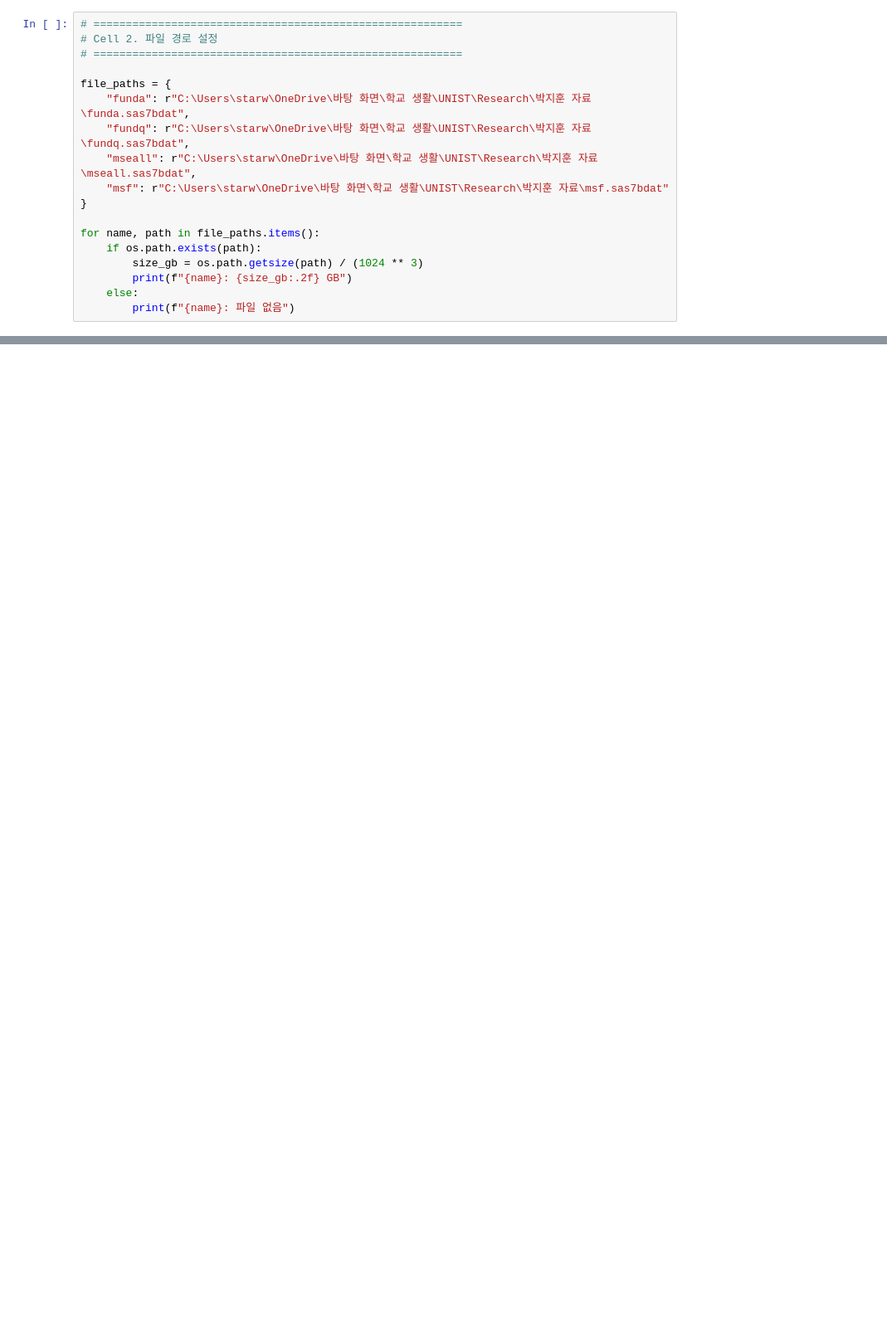
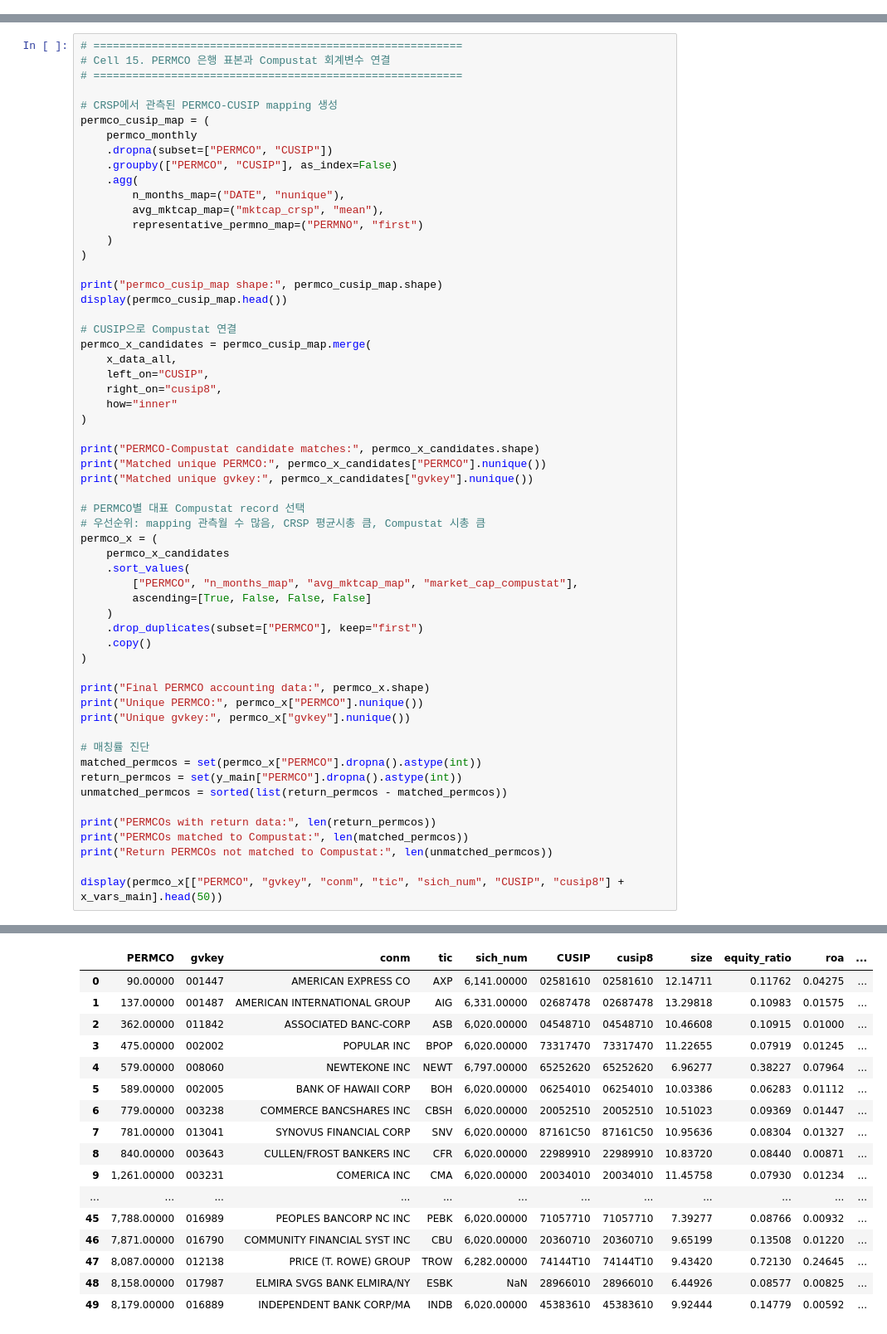
Before and after one commit to JiHoonPark96/practice, a Jupyter notebook: asset pricing.ipynb, the cells around one changed output, grey strips where cells are left out. Shown at 83% size. Cells and saved outputs as stored; diff of their text form; blank space fills up the shorter version.

```diff
--- a/asset pricing.ipynb
+++ b/asset pricing.ipynb
@@ -27,18 +0,0 @@ pd.set_option("display.float_format", lambda x: f"{x:,.5f}")
-# %%
-# =========================================================
-# Cell 2. 파일 경로 설정
-# =========================================================
-
-file_paths = {
-    "funda": r"C:\Users\starw\OneDrive\바탕 화면\학교 생활\UNIST\Research\박지훈 자료\funda.sas7bdat",
-    "fundq": r"C:\Users\starw\OneDrive\바탕 화면\학교 생활\UNIST\Research\박지훈 자료\fundq.sas7bdat",
-    "mseall": r"C:\Users\starw\OneDrive\바탕 화면\학교 생활\UNIST\Research\박지훈 자료\mseall.sas7bdat",
-    "msf": r"C:\Users\starw\OneDrive\바탕 화면\학교 생활\UNIST\Research\박지훈 자료\msf.sas7bdat"
-}
-
-for name, path in file_paths.items():
-    if os.path.exists(path):
-        size_gb = os.path.getsize(path) / (1024 ** 3)
-        print(f"{name}: {size_gb:.2f} GB")
-    else:
-        print(f"{name}: 파일 없음")
@@ -1895,0 +1138,59 @@ value-weighted bank-adjusted return을 메인 Y로 사용했어.
+# %%
+# =========================================================
+# Cell 15. PERMCO 은행 표본과 Compustat 회계변수 연결
+# =========================================================
+
+# CRSP에서 관측된 PERMCO-CUSIP mapping 생성
+permco_cusip_map = (
+    permco_monthly
+    .dropna(subset=["PERMCO", "CUSIP"])
+    .groupby(["PERMCO", "CUSIP"], as_index=False)
+    .agg(
+        n_months_map=("DATE", "nunique"),
+        avg_mktcap_map=("mktcap_crsp", "mean"),
+        representative_permno_map=("PERMNO", "first")
+    )
+)
+
+print("permco_cusip_map shape:", permco_cusip_map.shape)
+display(permco_cusip_map.head())
+
+# CUSIP으로 Compustat 연결
+permco_x_candidates = permco_cusip_map.merge(
+    x_data_all,
+    left_on="CUSIP",
+    right_on="cusip8",
+    how="inner"
+)
+
+print("PERMCO-Compustat candidate matches:", permco_x_candidates.shape)
+print("Matched unique PERMCO:", permco_x_candidates["PERMCO"].nunique())
+print("Matched unique gvkey:", permco_x_candidates["gvkey"].nunique())
+
+# PERMCO별 대표 Compustat record 선택
+# 우선순위: mapping 관측월 수 많음, CRSP 평균시총 큼, Compustat 시총 큼
+permco_x = (
+    permco_x_candidates
+    .sort_values(
+        ["PERMCO", "n_months_map", "avg_mktcap_map", "market_cap_compustat"],
+        ascending=[True, False, False, False]
+    )
+    .drop_duplicates(subset=["PERMCO"], keep="first")
+    .copy()
+)
+
+print("Final PERMCO accounting data:", permco_x.shape)
+print("Unique PERMCO:", permco_x["PERMCO"].nunique())
+print("Unique gvkey:", permco_x["gvkey"].nunique())
+
+# 매칭률 진단
+matched_permcos = set(permco_x["PERMCO"].dropna().astype(int))
+return_permcos = set(y_main["PERMCO"].dropna().astype(int))
+unmatched_permcos = sorted(list(return_permcos - matched_permcos))
+
+print("PERMCOs with return data:", len(return_permcos))
+print("PERMCOs matched to Compustat:", len(matched_permcos))
+print("Return PERMCOs not matched to Compustat:", len(unmatched_permcos))
+
+display(permco_x[["PERMCO", "gvkey", "conm", "tic", "sich_num", "CUSIP", "cusip8"] + x_vars_main].head(50))
+# %% [output]
@@ -1895,0 +1213,17 @@ value-weighted bank-adjusted return을 메인 Y로 사용했어.
+|  | PERMCO | gvkey | conm | tic | sich_num | CUSIP | cusip8 | size | equity_ratio | roa | ... |
+| 0 | 90.00000 | 001447 | AMERICAN EXPRESS CO | AXP | 6,141.00000 | 02581610 | 02581610 | 12.14711 | 0.11762 | 0.04275 | ... |
+| 1 | 137.00000 | 001487 | AMERICAN INTERNATIONAL GROUP | AIG | 6,331.00000 | 02687478 | 02687478 | 13.29818 | 0.10983 | 0.01575 | ... |
+| 2 | 362.00000 | 011842 | ASSOCIATED BANC-CORP | ASB | 6,020.00000 | 04548710 | 04548710 | 10.46608 | 0.10915 | 0.01000 | ... |
+| 3 | 475.00000 | 002002 | POPULAR INC | BPOP | 6,020.00000 | 73317470 | 73317470 | 11.22655 | 0.07919 | 0.01245 | ... |
+| 4 | 579.00000 | 008060 | NEWTEKONE INC | NEWT | 6,797.00000 | 65252620 | 65252620 | 6.96277 | 0.38227 | 0.07964 | ... |
+| 5 | 589.00000 | 002005 | BANK OF HAWAII CORP | BOH | 6,020.00000 | 06254010 | 06254010 | 10.03386 | 0.06283 | 0.01112 | ... |
+| 6 | 779.00000 | 003238 | COMMERCE BANCSHARES INC | CBSH | 6,020.00000 | 20052510 | 20052510 | 10.51023 | 0.09369 | 0.01447 | ... |
+| 7 | 781.00000 | 013041 | SYNOVUS FINANCIAL CORP | SNV | 6,020.00000 | 87161C50 | 87161C50 | 10.95636 | 0.08304 | 0.01327 | ... |
+| 8 | 840.00000 | 003643 | CULLEN/FROST BANKERS INC | CFR | 6,020.00000 | 22989910 | 22989910 | 10.83720 | 0.08440 | 0.00871 | ... |
+| 9 | 1,261.00000 | 003231 | COMERICA INC | CMA | 6,020.00000 | 20034010 | 20034010 | 11.45758 | 0.07930 | 0.01234 | ... |
+| ... | ... | ... | ... | ... | ... | ... | ... | ... | ... | ... | ... |
+| 45 | 7,788.00000 | 016989 | PEOPLES BANCORP NC INC | PEBK | 6,020.00000 | 71057710 | 71057710 | 7.39277 | 0.08766 | 0.00932 | ... |
+| 46 | 7,871.00000 | 016790 | COMMUNITY FINANCIAL SYST INC | CBU | 6,020.00000 | 20360710 | 20360710 | 9.65199 | 0.13508 | 0.01220 | ... |
+| 47 | 8,087.00000 | 012138 | PRICE (T. ROWE) GROUP | TROW | 6,282.00000 | 74144T10 | 74144T10 | 9.43420 | 0.72130 | 0.24645 | ... |
+| 48 | 8,158.00000 | 017987 | ELMIRA SVGS BANK ELMIRA/NY | ESBK | NaN | 28966010 | 28966010 | 6.44926 | 0.08577 | 0.00825 | ... |
+| 49 | 8,179.00000 | 016889 | INDEPENDENT BANK CORP/MA | INDB | 6,020.00000 | 45383610 | 45383610 | 9.92444 | 0.14779 | 0.00592 | ... |
```
Also changed, not shown: parts of 48 cells of this notebook.
